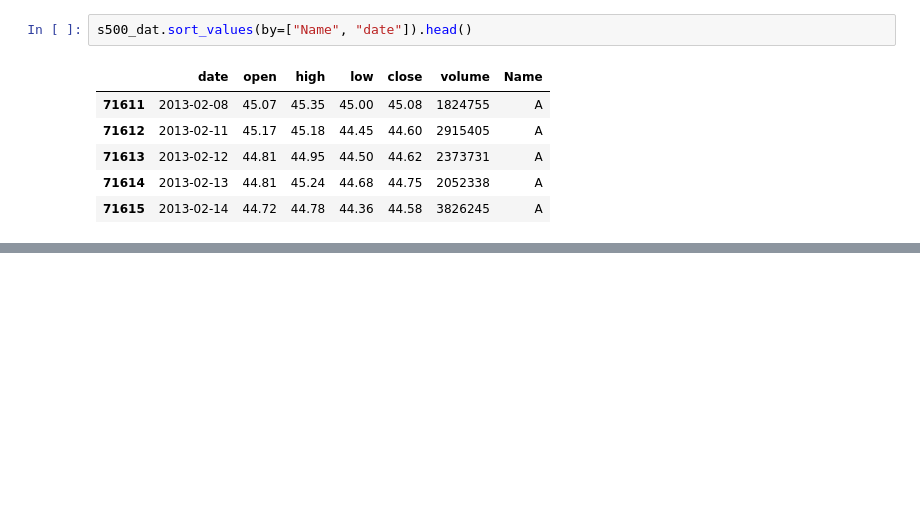
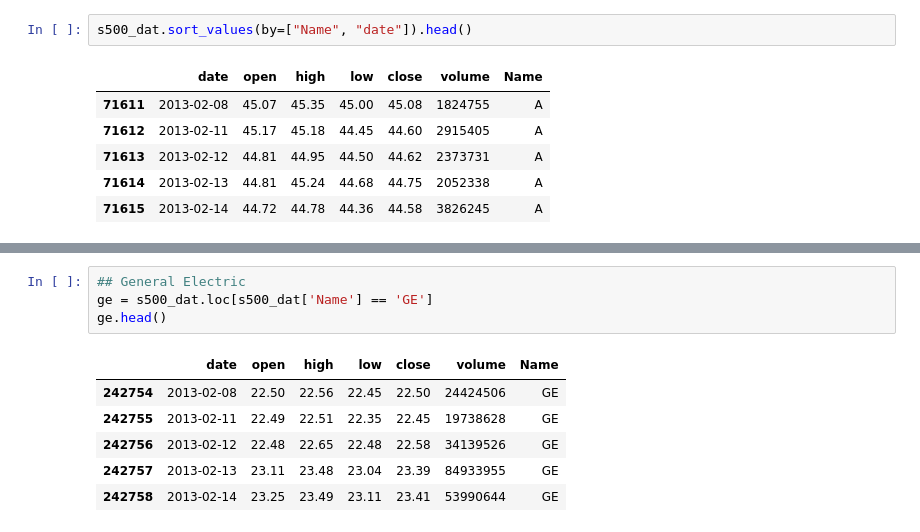
Before and after one commit to Vondent/stock-price-analysis, a Jupyter notebook: stock-price-analysis.ipynb, the cells around one changed output, grey strips where cells are left out. Drawn from its saved outputs; the diff is of its cells as text; blank space fills up the shorter version.

```diff
--- a/stock-price-analysis.ipynb
+++ b/stock-price-analysis.ipynb
@@ -177,0 +250,11 @@ handle missing values in next step
+# %%
+## General Electric
+ge = s500_dat.loc[s500_dat['Name'] == 'GE']
+ge.head()
+# %% [output]
+|  | date | open | high | low | close | volume | Name |
+| 242754 | 2013-02-08 | 22.50 | 22.56 | 22.45 | 22.50 | 24424506 | GE |
+| 242755 | 2013-02-11 | 22.49 | 22.51 | 22.35 | 22.45 | 19738628 | GE |
+| 242756 | 2013-02-12 | 22.48 | 22.65 | 22.48 | 22.58 | 34139526 | GE |
+| 242757 | 2013-02-13 | 23.11 | 23.48 | 23.04 | 23.39 | 84933955 | GE |
+| 242758 | 2013-02-14 | 23.25 | 23.49 | 23.11 | 23.41 | 53990644 | GE |
```
Also changed, not shown: parts of 28 cells of this notebook.
